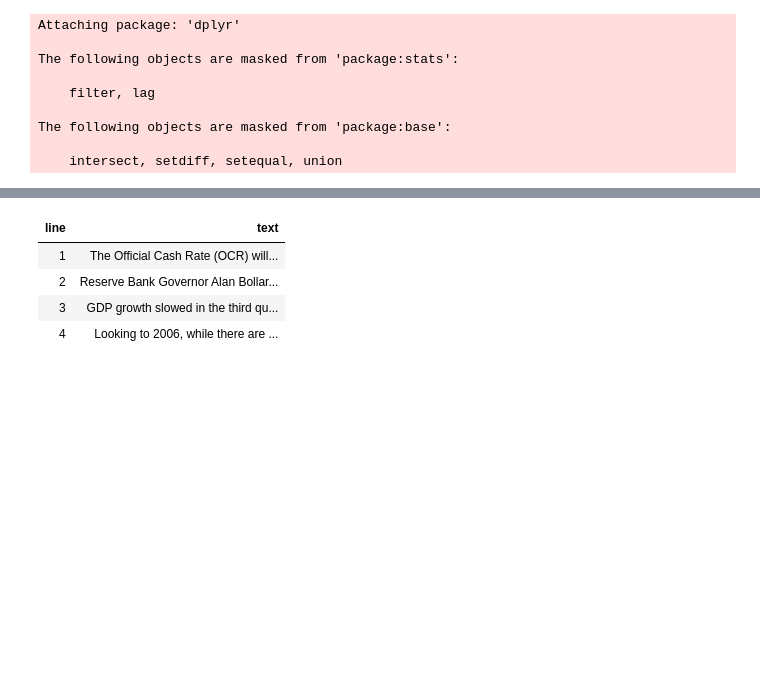
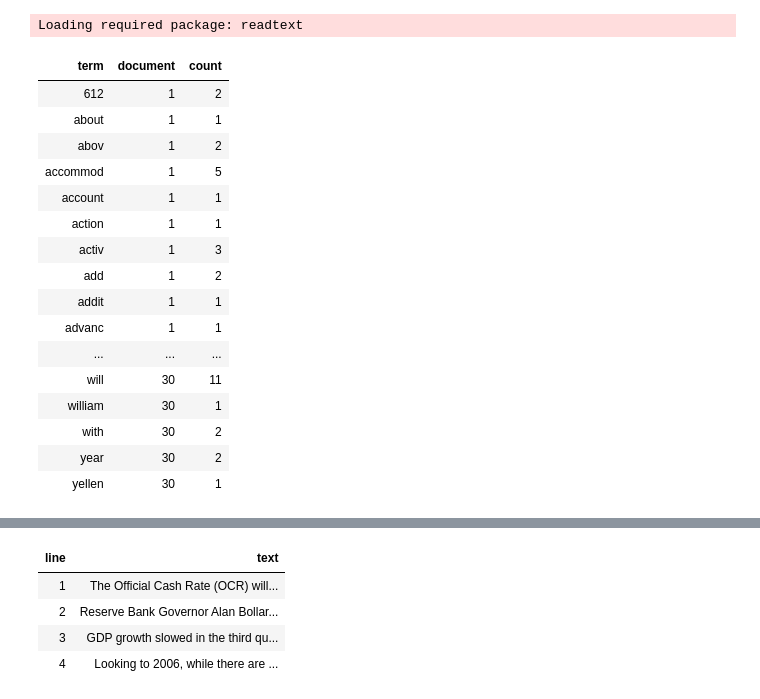
Before and after one commit to lachlandeer/central-bank-nlp, a Jupyter notebook: Tidy Text.ipynb, the cells around one changed output, grey strips where cells are left out. Cells and saved outputs as stored; diff of their text form; code cells hidden in the pictures; blank space fills up the shorter version.

```diff
--- a/Tidy Text.ipynb
+++ b/Tidy Text.ipynb
@@ -3,14 +3,11 @@ library(syuzhet)
 library(readr)
 library(stringr)
 library(dplyr)
-library(tidytext)
+require(tidytext)
+require(tm)
+require(quanteda)
+require(readtext)
+require(ggplot2)
+data(stop_words)
 # %% [output]
-Attaching package: 'dplyr'
-
-The following objects are masked from 'package:stats':
-
-    filter, lag
-
-The following objects are masked from 'package:base':
-
-    intersect, setdiff, setequal, union
+Loading required package: readtext
@@ -21,0 +18,20 @@ text <- c("The Official Cash Rate (OCR) will remain unchanged at 7.25 percent.",
+# %%
+cb_td
+# %% [output]
+| term | document | count |
+| 612 | 1 | 2 |
+| about | 1 | 1 |
+| abov | 1 | 2 |
+| accommod | 1 | 5 |
+| account | 1 | 1 |
+| action | 1 | 1 |
+| activ | 1 | 3 |
+| add | 1 | 2 |
+| addit | 1 | 1 |
+| advanc | 1 | 1 |
+| ... | ... | ... |
+| will | 30 | 11 |
+| william | 30 | 1 |
+| with | 30 | 2 |
+| year | 30 | 2 |
+| yellen | 30 | 1 |
```
Also changed, not shown: parts of 13 cells of this notebook, 2 other files.
